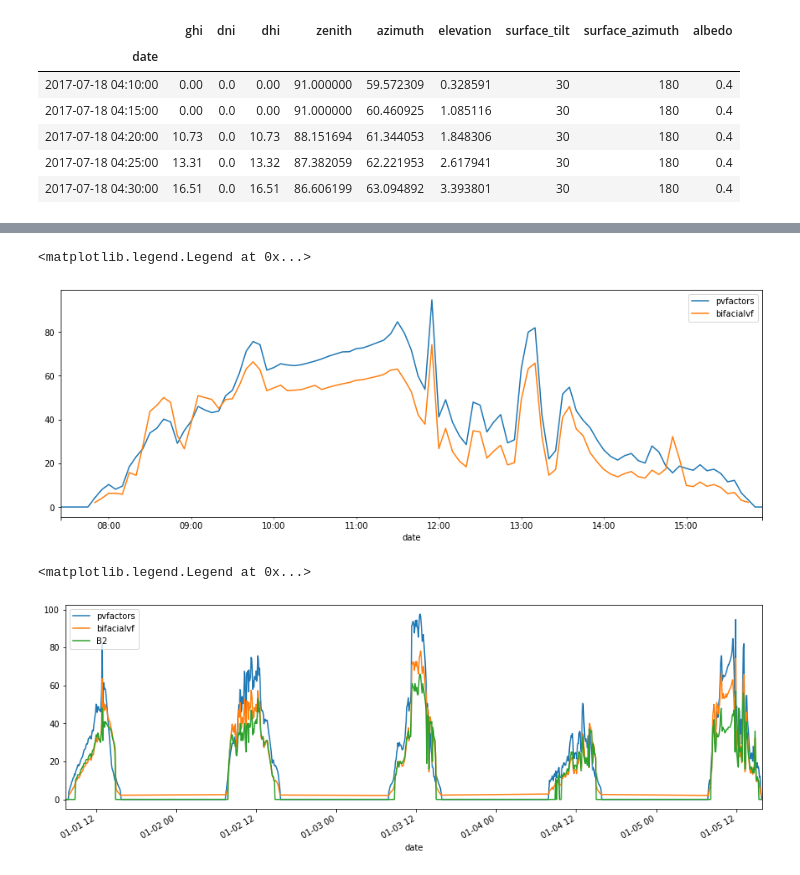
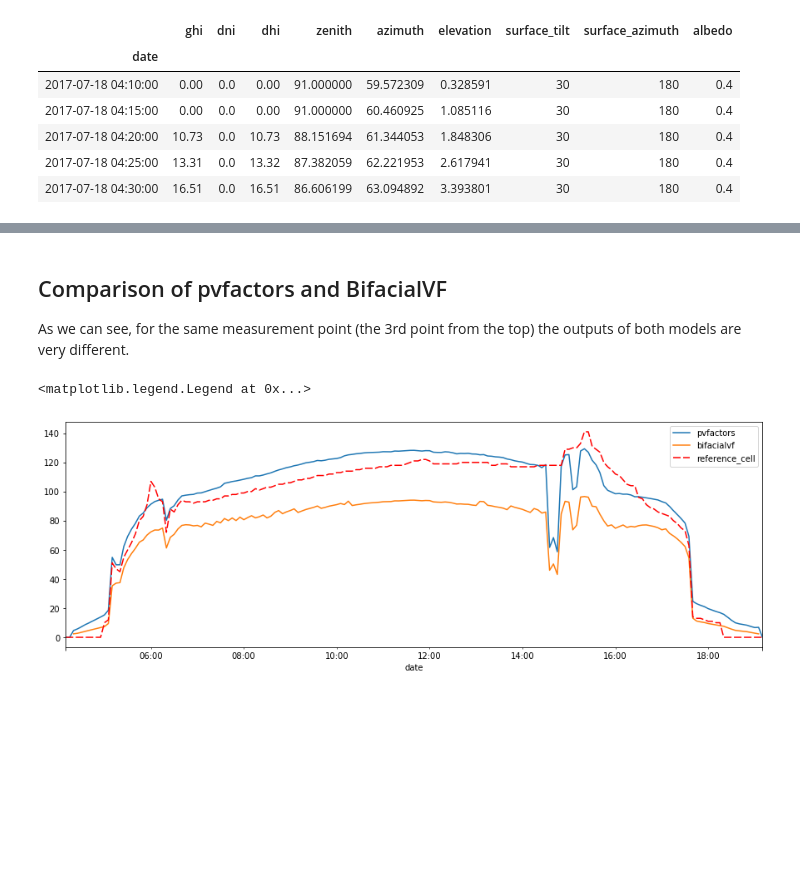
Before and after one commit to tcapelle/bifacial_model_validation, a Jupyter notebook: code/01_vf2d.ipynb, the cells around one changed output, grey strips where cells are left out. Cells and saved outputs as stored; diff of their text form; code cells hidden in the pictures; blank space fills up the shorter version.

```diff
--- a/code/01_vf2d.ipynb
+++ b/code/01_vf2d.ipynb
@@ -70,7 +71,7 @@ pvarray_parameters = system_def(n_pvrows=2,
                                 rtr_spacing = 9.4, #row2row distance, in meters.
                                 frontSurface = "glass", #glass or ARglass
                                 backSurface = "glass",
-                                back_measure_points = 12,
+                                back_measure_points = 10,
                                 row_type='first', #where to recover the data, 'first', 'interior' or 'last'
                                 gps_data=gps_data, # a dict containing 'Name', 'Latitute', 'Longitude', 'Elevation', 'TZ'
                                )
@@ -123,9 +162,11 @@ pvfactors_out.head()
 # %%
-def run_simulation(data, pvarray_parameters, engine='pvfactors'):
+def run_simulation(data, pvarray_parameters, engine='pvfactors', **kwargs):
     merged_data = merge_data(data.meteo, data.sunpos, pvarray_parameters['pvfactors'])
     if engine == 'pvfactors':
-        res = pvfactors_engine_run(merged_data, pvarray_parameters['pvfactors'], parallel=4)
+        res = pvfactors_engine_run(merged_data, pvarray_parameters['pvfactors'],**kwargs)
+    if engine == 'bifacialvf':
+        res = bifacialvf_engine_run(merged_data, pvarray_parameters['bifacialvf'], gps_data=pvarray_parameters['gps_data'],**kwargs)
     return res
 # %%
-run_simulation(data_small, pvarray_parameters, engine='pvfactors')
+pvfactors_out = run_simulation(data_small, pvarray_parameters, engine='pvfactors', parallel=4)
 # %% [output]
@@ -133,3 +174,3 @@ INFO:pvfactors.run:Parallel calculation elapsed time: 2.4335663318634033 sec
 # %%
-bvf = run_simulation(tmy[date], pvarray_parameters, engine='bifacialvf')
+bifacialvf_out = run_simulation(data_small, pvarray_parameters, engine='bifacialvf')
 # %% [output]
@@ -154,21 +184,11 @@ bvf.head()
+# %% [markdown]
+## Comparison of pvfactors and BifacialVF
+As we can see, for the same measurement point (the 3rd point from the top) the outputs of both models are very different.
 # %%
-day = '5 Jan 2017'
-pvfactors[day].qinc_back_3.plot(figsize=(15,5))
-bvf[day].qinc_back_3.plot()
-# tmy[day].meteo.ref_B2.plot(figsize=(15,5), color='r', dashes=(6,2))
-
-plt.legend(['pvfactors', 'bifacialvf', 'B2'])
+pvfactors_out[day].qinc_back_3.plot(figsize=(15,5))
+bifacialvf_out[day].qinc_back_3.plot()
+data.reference_cells[day].ref_B2.plot(color='red', dashes=(6,2))
+plt.legend(['pvfactors', 'bifacialvf', 'reference_cell'])
 # %% [output]
 <matplotlib.legend.Legend at 0x...>
-[figure, old version]
+[figure, new version]
-# %%
-day = '01 Jan 2017'
-day2 = '05 Jan 2017'
-res[day:day2].qinc_back_3.plot(figsize=(15,5))
-res2[day:day2].qinc_back_3.plot()
-tmy[day:day2].meteo.ref_B2.plot()
-
-plt.legend(['pvfactors', 'bifacialvf', 'B2'])
-# %% [output]
-<matplotlib.legend.Legend at 0x...>
-[figure, removed]
```
Also changed, not shown: parts of 18 cells of this notebook, 3 other files.
